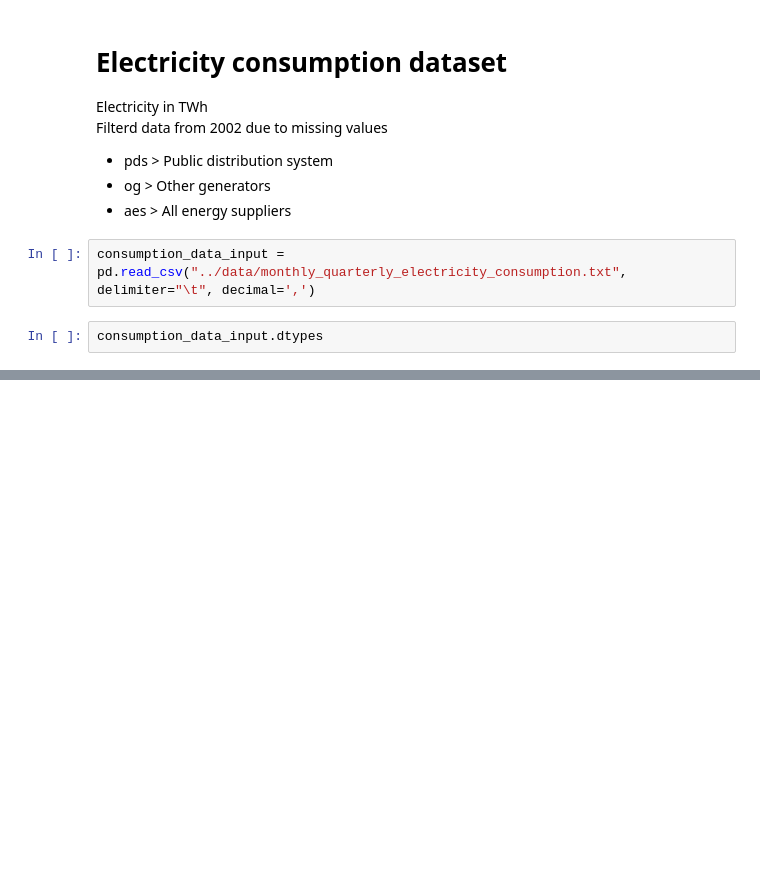
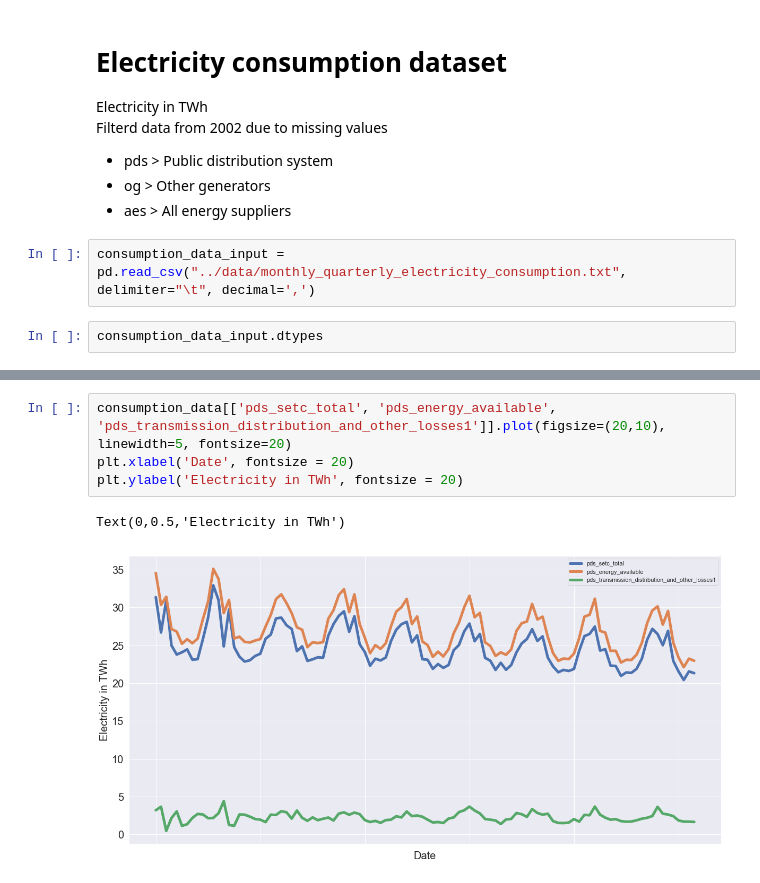
Before and after one commit to SimoneFisicaro/uk-renewables-analysis, a Jupyter notebook: notebooks/data_exploration.ipynb, the cells around one changed output, grey strips where cells are left out. Cells and saved outputs as stored; diff of their text form; blank space fills up the shorter version.

```diff
--- a/notebooks/data_exploration.ipynb
+++ b/notebooks/data_exploration.ipynb
@@ -64,0 +50,7 @@ Text(0.5,0,'Year')
+# %%
+consumption_data[['pds_setc_total', 'pds_energy_available', 'pds_transmission_distribution_and_other_losses1']].plot(figsize=(20,10), linewidth=5, fontsize=20)
+plt.xlabel('Date', fontsize = 20)
+plt.ylabel('Electricity in TWh', fontsize = 20)
+# %% [output]
+Text(0,0.5,'Electricity in TWh')
+[figure, added]
```
Also changed, not shown: parts of 6 cells of this notebook.
